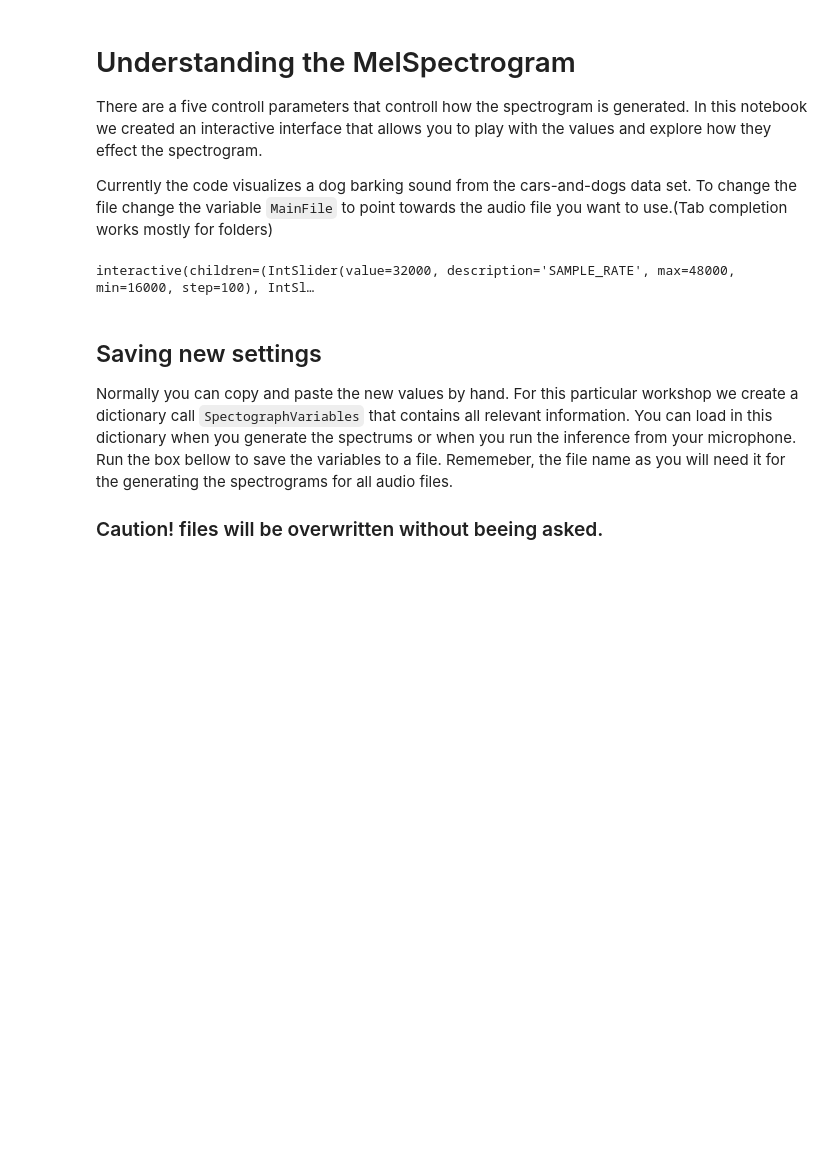
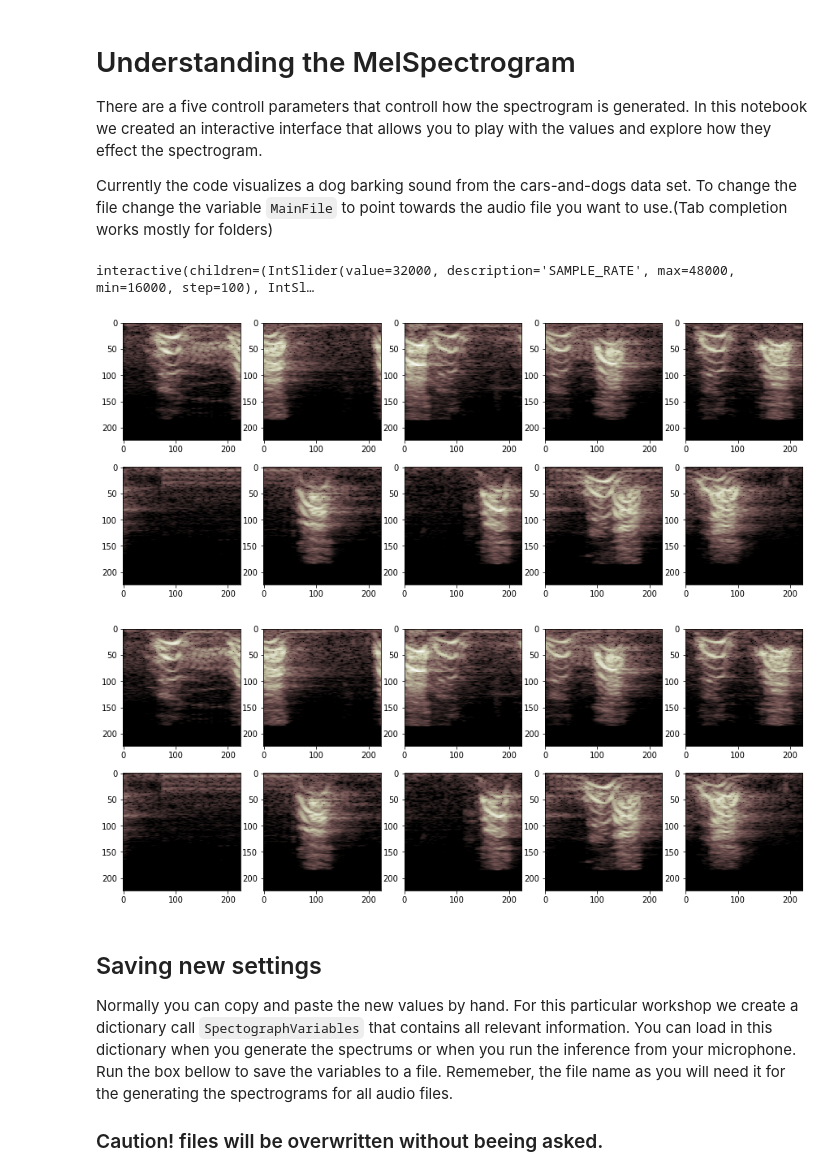
Before and after one commit to FAR-Lab/RealtimeAudioClassification, a Jupyter notebook: 01_Spectrum Generation/SpectrumsAnimation.ipynb, the cells around one changed output. Cells and saved outputs as stored; diff of their text form; code cells hidden in the pictures; blank space fills up the shorter version.

```diff
--- a/01_Spectrum Generation/SpectrumsAnimation.ipynb
+++ b/01_Spectrum Generation/SpectrumsAnimation.ipynb
@@ -37,7 +37,7 @@ SpectrumVariables["POWER"]=0
 # %%
 ### Image output resolution
 RESOLUTION = 224
-MainFile="../AudioData/audio-cats-and-dogs/cats_dogs/train/dog/dog_barking_20.wav"
+MainFile="../AudioData/Cats-Vs-Dogs/Dogs/365089__justiiiiin__dogs-barking.wav"
 #MainFile="../AudioData/audio-cats-and-dogs/cats_dogs/train/cat/cat_23.wav"
 
 
@@ -51,33 +51,35 @@ def f(SAMPLE_RATE, N_FFT,HOP_LENGTH,FMIN, FMAX,N_MELS,POWER):
     SpectrumVariables["FMAX"]=FMAX
     SpectrumVariables["N_MELS"]=N_MELS
     SpectrumVariables["POWER"]=POWER
 
     x ,sample_rate_in = librosa.load(MainFile,mono=True)
     audio_data = librosa.resample(x, sample_rate_in, SAMPLE_RATE)
     mel_spec_power = librosa.feature.melspectrogram(audio_data, sr=SAMPLE_RATE, n_fft=N_FFT,
                                                     hop_length=HOP_LENGTH,
                                                     n_mels=N_MELS, power=POWER,
                                                    fmin=FMIN,fmax=FMAX)
     mel_spec_db = np.float32(librosa.power_to_db(mel_spec_power, ref=np.max))
     image = mel_spec_db; # convert to float
     image -= image.min() # ensure the minimal value is 0.0
     image /= image.max() # maximum value in image is now 1.0
     image*=256;
     img = image.astype(np.uint8)
     print(img.min(),img.max())
     colerPic = cv2.applyColorMap(img, cv2.COLORMAP_BONE)
     fig, axs = plt.subplots(2,5, figsize=(15, 6), facecolor='w', edgecolor='k')
     axs = axs.ravel()
     for i in range(int(np.floor(colerPic.shape[1]/RESOLUTION))):
         startx=RESOLUTION*i
         stopx=RESOLUTION*(i+1)
         OutputImage = cv2.resize(colerPic[:,startx:stopx,:],(RESOLUTION,RESOLUTION))
         axs[i].imshow(OutputImage)
 
 interactive_plot = interactive(f, {"manual":True},SAMPLE_RATE=(16000, 48000,100), N_FFT=(128, 2048*2, 64),HOP_LENGTH=(128, 512, 16),FMIN=(0,300,5),FMAX=(300,40000,10),N_MELS=(10,300,10),POWER=(0.1,3))
 interactive_plot
 # %% [output]
 interactive(children=(IntSlider(value=32000, description='SAMPLE_RATE', max=48000, min=16000, step=100), IntSl…
+[figure, added]
+[figure, added]
 # %% [markdown]
 ## Saving new settings
 
```
Also changed, not shown: parts of 1 cell of this notebook, 5 other files.
